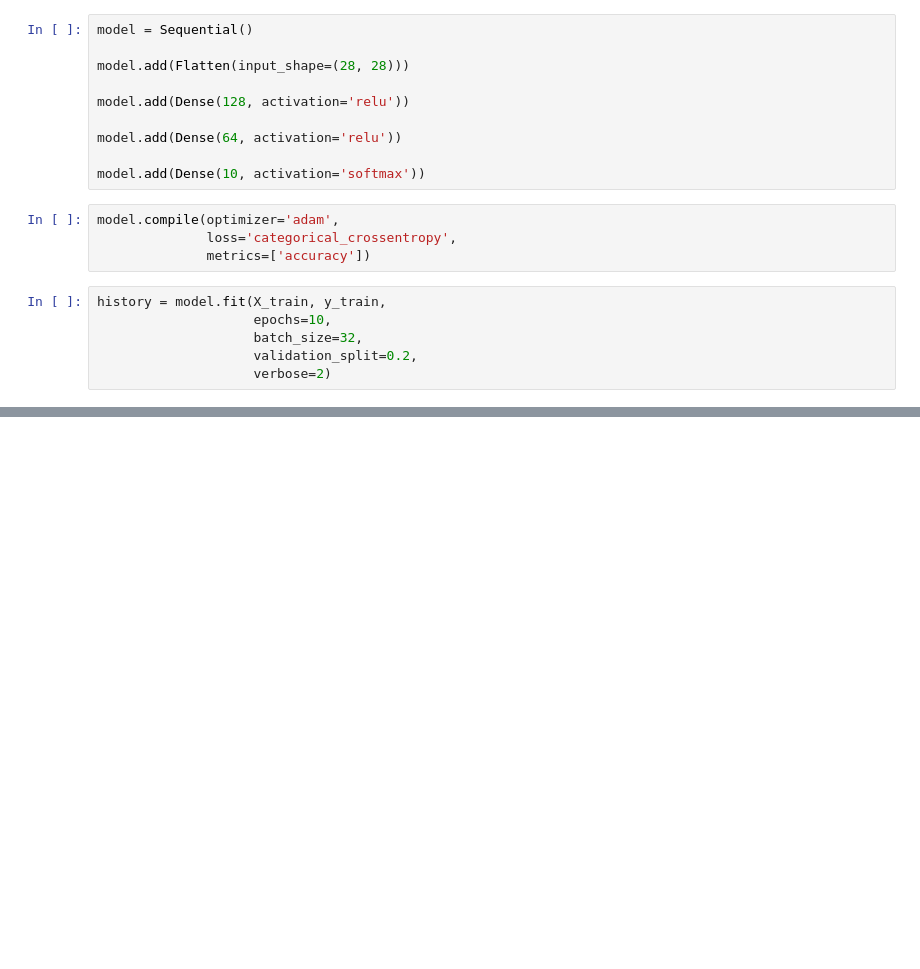
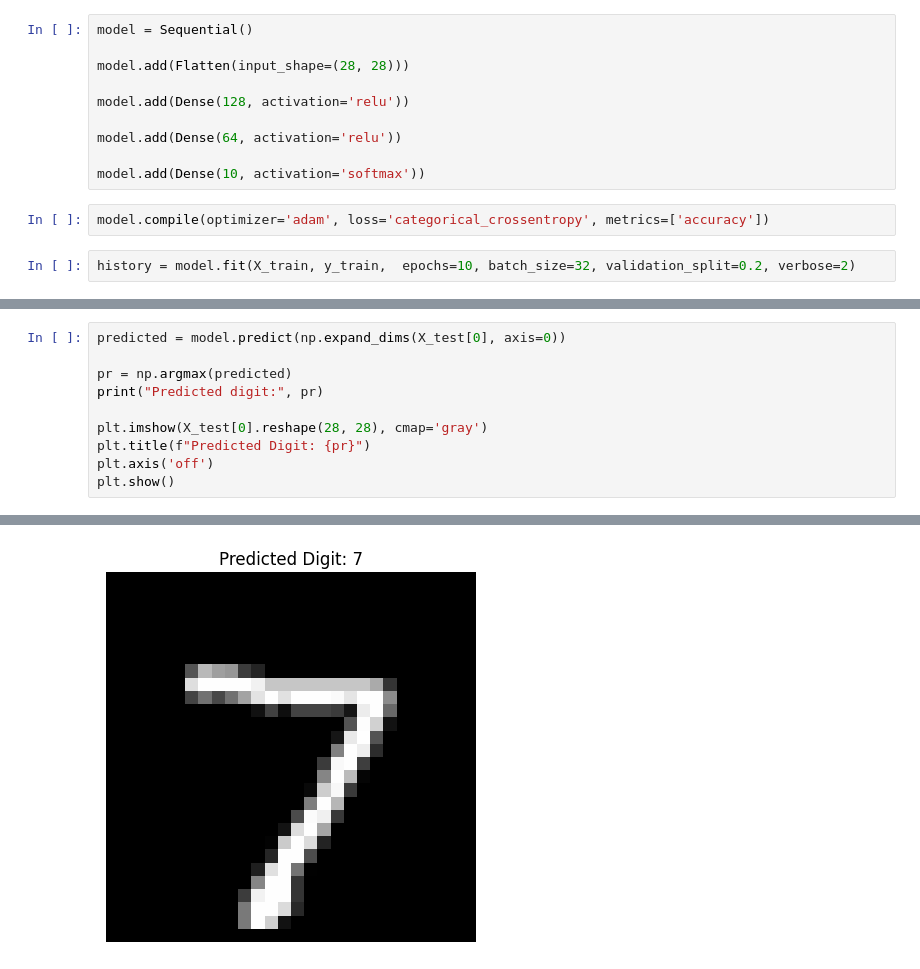
Before and after one commit to amber-khurshid/100DaysOfBytewise, a Jupyter notebook: month_4_week_1.ipynb, the cells around one changed output, grey strips where cells are left out. Drawn from its saved outputs; the diff is of its cells as text; blank space fills up the shorter version.

```diff
--- a/month_4_week_1.ipynb
+++ b/month_4_week_1.ipynb
@@ -24,14 +67,8 @@ model.add(Dense(64, activation='relu'))
 
 model.add(Dense(10, activation='softmax'))
 # %%
-model.compile(optimizer='adam',
-              loss='categorical_crossentropy',
-              metrics=['accuracy'])
+model.compile(optimizer='adam', loss='categorical_crossentropy', metrics=['accuracy'])
 # %%
-history = model.fit(X_train, y_train,
-                    epochs=10,
-                    batch_size=32,
-                    validation_split=0.2,
-                    verbose=2)
+history = model.fit(X_train, y_train,  epochs=10, batch_size=32, validation_split=0.2, verbose=2)
 # %% [output]
 Epoch 1/10
@@ -70,0 +105,11 @@ print(predicted_classes[:5])
+# %%
+predicted = model.predict(np.expand_dims(X_test[0], axis=0))
+
+pr = np.argmax(predicted)
+print("Predicted digit:", pr)
+
+plt.imshow(X_test[0].reshape(28, 28), cmap='gray')
+plt.title(f"Predicted Digit: {pr}")
+plt.axis('off')
+plt.show()
+# %% [output]
@@ -70,0 +118 @@ print(predicted_classes[:5])
+[figure, added]
```
Also changed, not shown: parts of 13 cells of this notebook.
